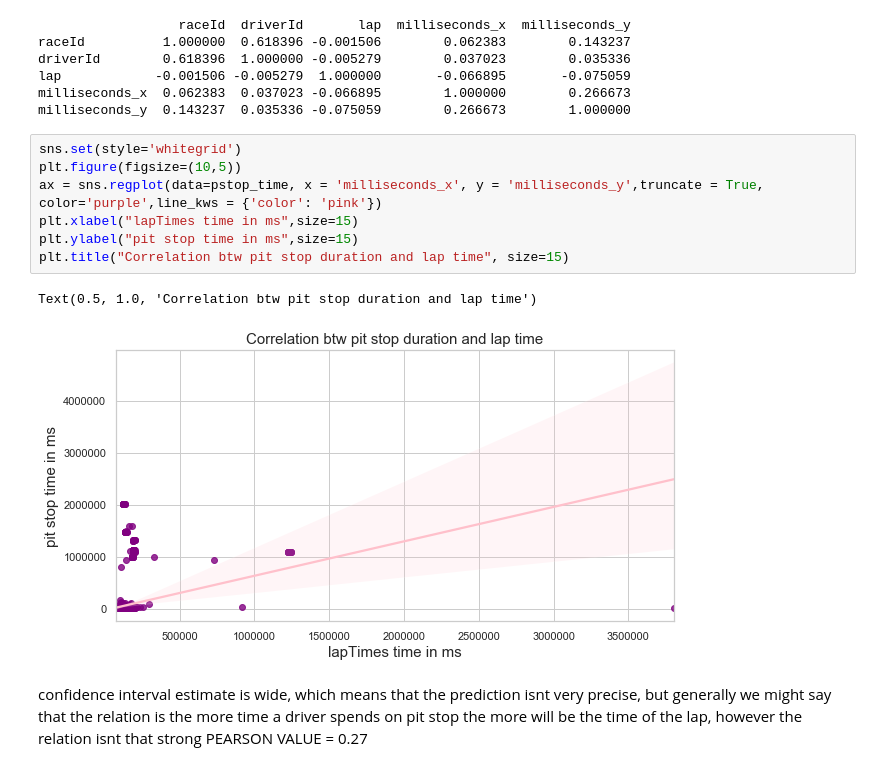
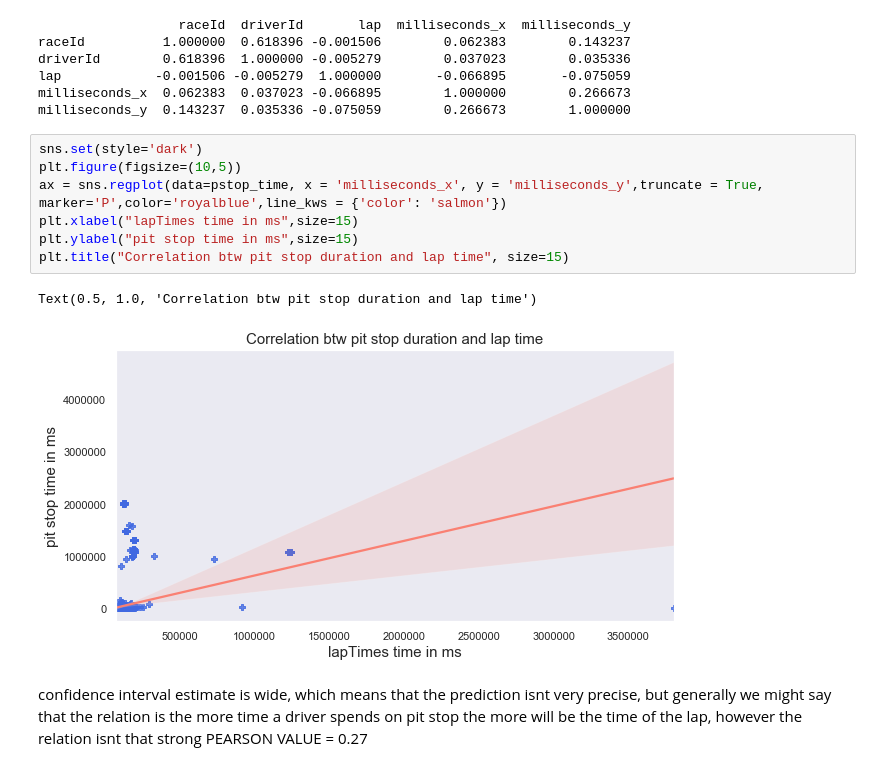
Before and after one commit to MaryVol/python-ex, a Jupyter notebook: data-science/f1-data-analysis/f1-analysis.ipynb, the cells around one changed output. Saved outputs shown, nothing was run; the diff lists cells and outputs as text.

```diff
--- a/data-science/f1-data-analysis/f1-analysis.ipynb
+++ b/data-science/f1-data-analysis/f1-analysis.ipynb
@@ -160,15 +160,15 @@ lap            -0.001506 -0.005279  1.000000       -0.066895       -0.075059
 milliseconds_x  0.062383  0.037023 -0.066895        1.000000        0.266673
 milliseconds_y  0.143237  0.035336 -0.075059        0.266673        1.000000
 # %%
-sns.set(style='whitegrid')
+sns.set(style='dark')
 plt.figure(figsize=(10,5))
-ax = sns.regplot(data=pstop_time, x = 'milliseconds_x', y = 'milliseconds_y',truncate = True, color='purple',line_kws = {'color': 'pink'})
+ax = sns.regplot(data=pstop_time, x = 'milliseconds_x', y = 'milliseconds_y',truncate = True, marker='P',color='royalblue',line_kws = {'color': 'salmon'})
 plt.xlabel("lapTimes time in ms",size=15)
 plt.ylabel("pit stop time in ms",size=15)
 plt.title("Correlation btw pit stop duration and lap time", size=15)
 # %% [output]
 Text(0.5, 1.0, 'Correlation btw pit stop duration and lap time')
-[figure, old version]
+[figure, new version]
 # %% [markdown]
 confidence interval estimate is wide, which means that the prediction isnt very precise, but generally we might say that the relation is the more time a driver spends on pit stop the more will be the time of the lap, however the relation isnt that strong
 PEARSON VALUE = 0.27
```
Also changed, not shown: parts of 14 cells of this notebook, 3 other files.
